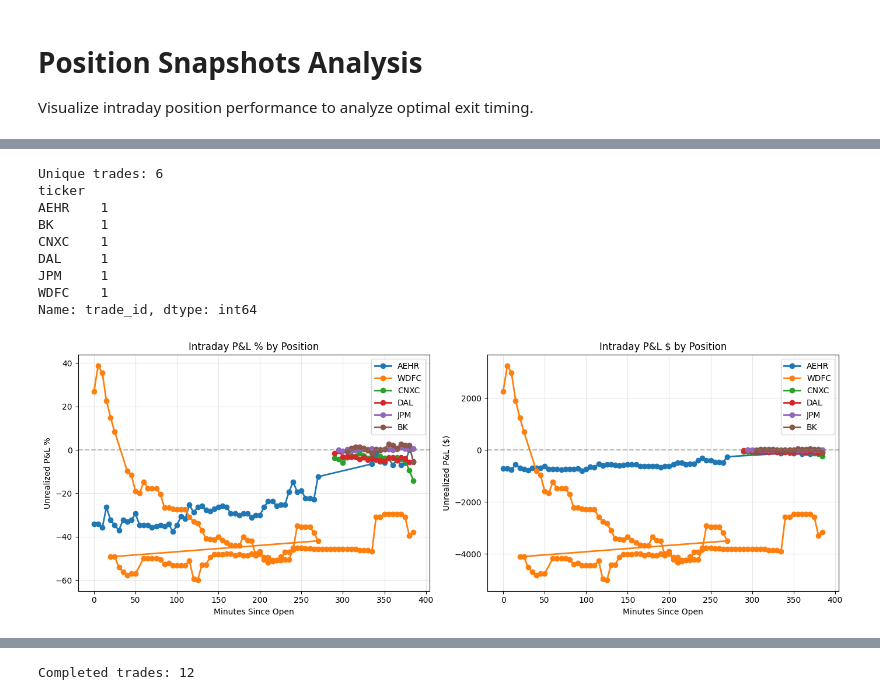
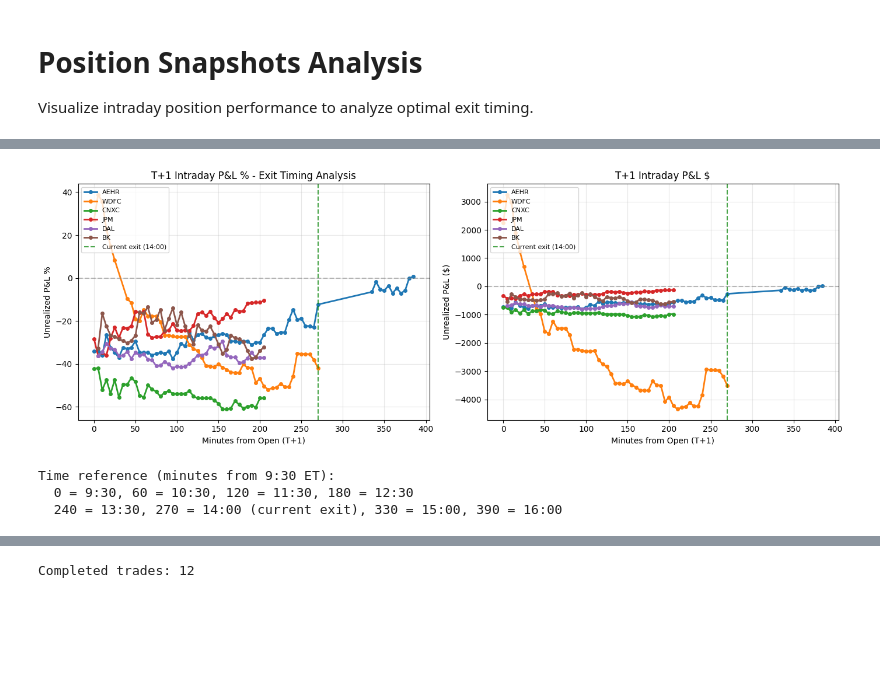
Before and after one commit to B3AU/yamm, a Jupyter notebook: notebooks/position_snapshots.ipynb, the cells around one changed output, grey strips where cells are left out. Cells and saved outputs as stored; diff of their text form; code cells hidden in the pictures; blank space fills up the shorter version.

```diff
--- a/notebooks/position_snapshots.ipynb
+++ b/notebooks/position_snapshots.ipynb
@@ -25,24 +34,3 @@ Loaded 268 snapshots
 | 2 | 3 | AEHR_2026-01-08_20260108200257 | 2026-01-09T09:35:00.006291-05:00 | 5 | 2.800 | None | None | 22.220 | ... |
 | 3 | 4 | WDFC_2026-01-08_20260108200254 | 2026-01-09T09:35:00.006291-05:00 | 5 | 23.200 | None | None | 177.210 | ... |
 | 4 | 5 | AEHR_2026-01-08_20260108200257 | 2026-01-09T09:40:00.007081-05:00 | 10 | 2.725 | None | None | 23.615 | ... |
-# %%
-# Extract ticker from trade_id
-df['ticker'] = df['trade_id'].str.split('_').str[0]
-df['date'] = df['trade_id'].str.split('_').str[1]
-
-# Convert to datetime
-df['ts'] = pd.to_datetime(df['ts'])
-
-# Unique trades
-print(f"Unique trades: {df['trade_id'].nunique()}")
-print(df.groupby('ticker')['trade_id'].nunique())
-# %% [output]
-Unique trades: 6
-ticker
-AEHR    1
-BK      1
-CNXC    1
-DAL     1
-JPM     1
-WDFC    1
-Name: trade_id, dtype: int64
@@ -49,35 +70,44 @@ Name: trade_id, dtype: int64
 # %%
-# Plot P&L % over time for each trade
+# Plot P&L % over time on T+1 (exit day)
 fig, axes = plt.subplots(1, 2, figsize=(14, 5))
 
 for trade_id in df['trade_id'].unique():
     trade_df = df[df['trade_id'] == trade_id].copy()
     ticker = trade_df['ticker'].iloc[0]
 
-    # Left plot: P&L %
-    axes[0].plot(trade_df['minutes_since_open'], trade_df['unrealized_pnl_pct'] * 100,
-                 marker='o', label=ticker, linewidth=2, markersize=6)
+    axes[0].plot(trade_df['exit_day_min'], trade_df['unrealized_pnl_pct'] * 100,
+                 marker='o', label=ticker, linewidth=2, markersize=4)
 
-    # Right plot: Absolute P&L
-    axes[1].plot(trade_df['minutes_since_open'], trade_df['unrealized_pnl'],
-                 marker='o', label=ticker, linewidth=2, markersize=6)
+    axes[1].plot(trade_df['exit_day_min'], trade_df['unrealized_pnl'],
+                 marker='o', label=ticker, linewidth=2, markersize=4)
+
+# Mark current exit time (14:00 = 270 min)
+for ax in axes:
+    ax.axvline(x=270, color='green', linestyle='--', alpha=0.7, label='Current exit (14:00)')
 
 axes[0].axhline(y=0, color='gray', linestyle='--', alpha=0.5)
-axes[0].set_xlabel('Minutes Since Open')
+axes[0].set_xlabel('Minutes from Open (T+1)')
 axes[0].set_ylabel('Unrealized P&L %')
-axes[0].set_title('Intraday P&L % by Position')
-axes[0].legend()
+axes[0].set_title('T+1 Intraday P&L % - Exit Timing Analysis')
+axes[0].legend(loc='upper left', fontsize=8)
 axes[0].grid(True, alpha=0.3)
 
 axes[1].axhline(y=0, color='gray', linestyle='--', alpha=0.5)
-axes[1].set_xlabel('Minutes Since Open')
+axes[1].set_xlabel('Minutes from Open (T+1)')
 axes[1].set_ylabel('Unrealized P&L ($)')
-axes[1].set_title('Intraday P&L $ by Position')
-axes[1].legend()
+axes[1].set_title('T+1 Intraday P&L $')
+axes[1].legend(loc='upper left', fontsize=8)
 axes[1].grid(True, alpha=0.3)
 
 plt.tight_layout()
 plt.show()
+
+print("Time reference (minutes from 9:30 ET):")
+print("  0 = 9:30, 60 = 10:30, 120 = 11:30, 180 = 12:30")
+print("  240 = 13:30, 270 = 14:00 (current exit), 330 = 15:00, 390 = 16:00")
 # %% [output]
-[figure, old version]
+[figure, new version]
+Time reference (minutes from 9:30 ET):
+  0 = 9:30, 60 = 10:30, 120 = 11:30, 180 = 12:30
+  240 = 13:30, 270 = 14:00 (current exit), 330 = 15:00, 390 = 16:00
 # %%
```
Also changed, not shown: parts of 7 cells of this notebook, 3 other files.
